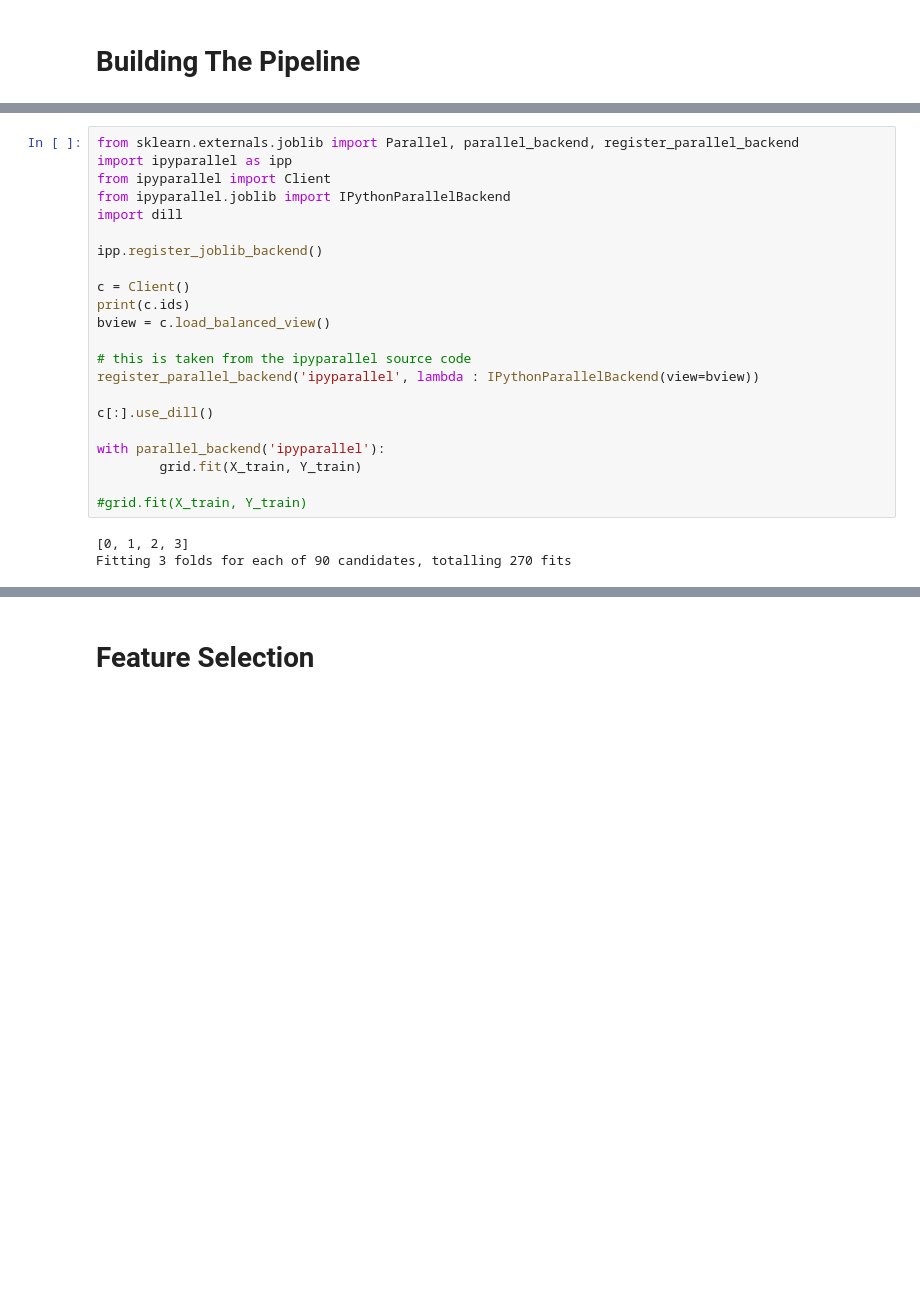
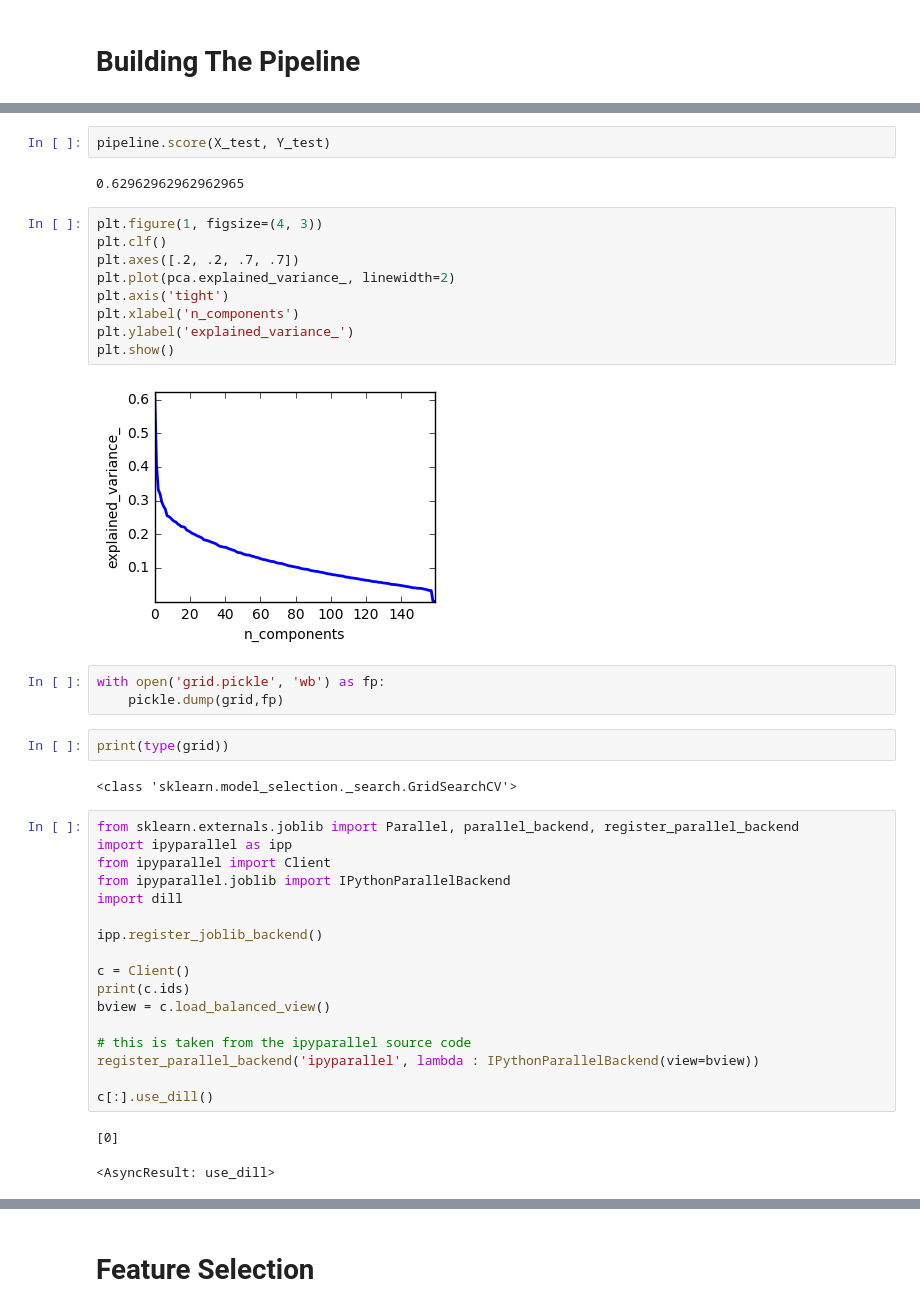
Before and after one commit to TextyML/texty.ml, a Jupyter notebook: main.ipynb, the cells around one changed output, grey strips where cells are left out. Saved outputs shown, nothing was run; the diff lists cells and outputs as text; blank space fills up the shorter version.

Commit message:
dump

```diff
--- a/main.ipynb
+++ b/main.ipynb
@@ -140,3 +161,25 @@ dict_keys(['features__ngram_tf_idf__counts__binary', 'classifier__solver', 'feat
+# %%
+pipeline.score(X_test, Y_test)
+# %% [output]
+0.62962962962962965
+# %%
+plt.figure(1, figsize=(4, 3))
+plt.clf()
+plt.axes([.2, .2, .7, .7])
+plt.plot(pca.explained_variance_, linewidth=2)
+plt.axis('tight')
+plt.xlabel('n_components')
+plt.ylabel('explained_variance_')
+plt.show()
+# %% [output]
+[figure, added]
+# %%
+with open('grid.pickle', 'wb') as fp:
+    pickle.dump(grid,fp)
+# %%
+print(type(grid))
+# %% [output]
+<class 'sklearn.model_selection._search.GridSearchCV'>
 # %%
 from sklearn.externals.joblib import Parallel, parallel_backend, register_parallel_backend
 import ipyparallel as ipp
@@ -154,11 +197,6 @@ bview = c.load_balanced_view()
 register_parallel_backend('ipyparallel', lambda : IPythonParallelBackend(view=bview))
 
 c[:].use_dill()
-
-with parallel_backend('ipyparallel'):
-        grid.fit(X_train, Y_train)
-
-#grid.fit(X_train, Y_train)
 # %% [output]
-[0, 1, 2, 3]
-Fitting 3 folds for each of 90 candidates, totalling 270 fits
+[0]
+<AsyncResult: use_dill>
```
Also changed, not shown: parts of 12 cells of this notebook, 16 other files.
